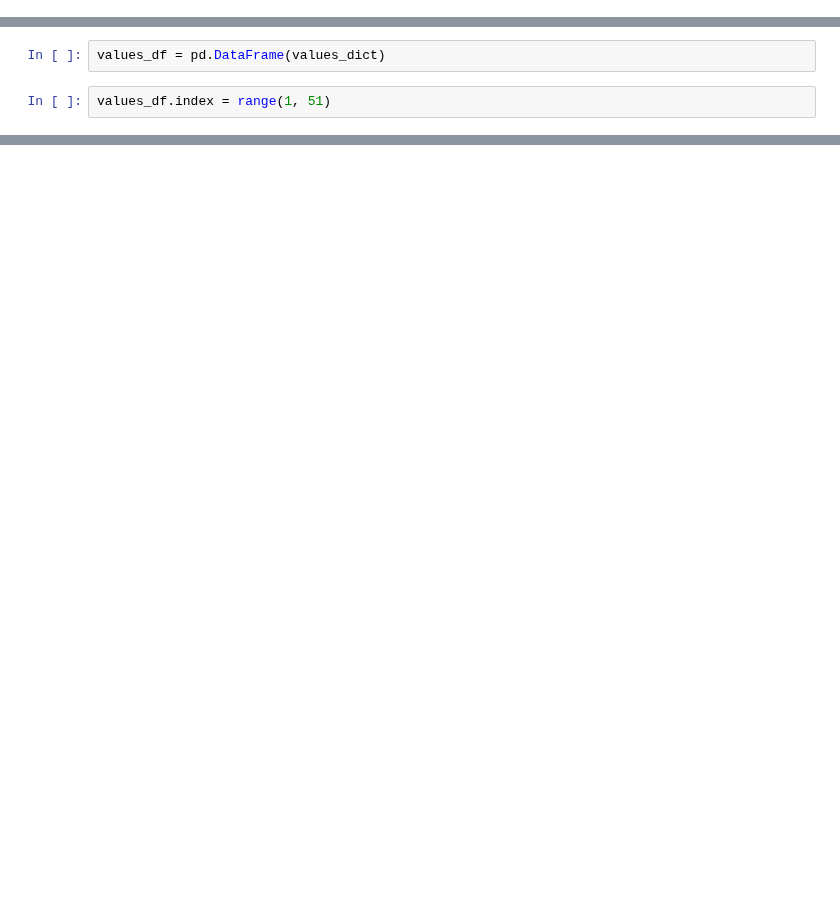
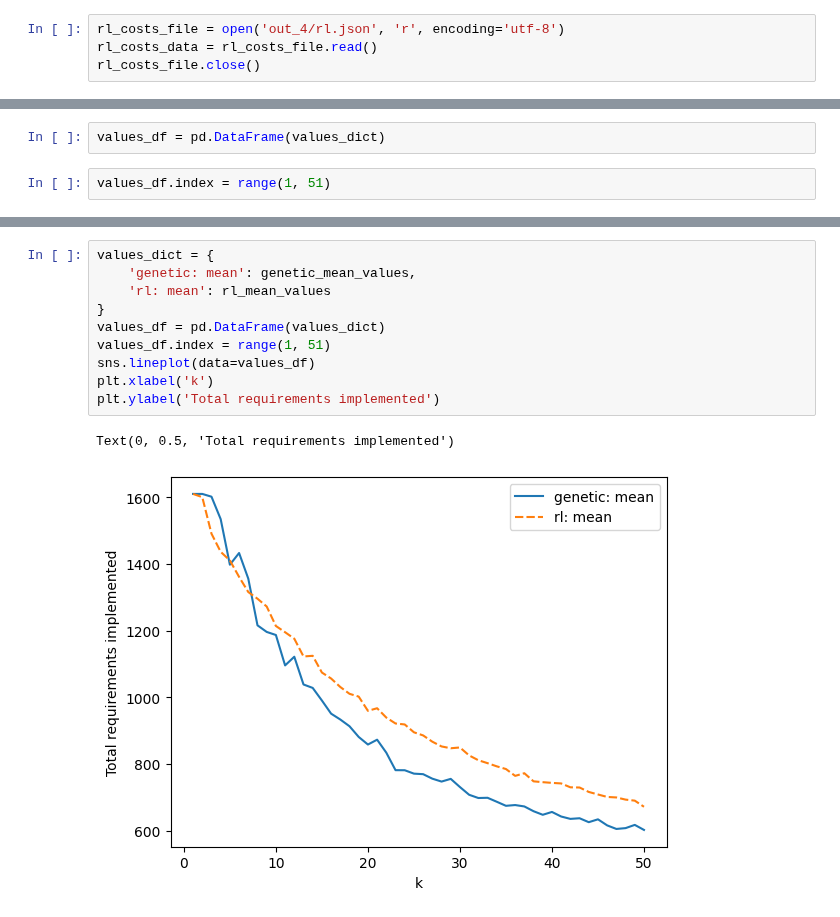
Before and after one commit to Dambr/yewking, a Jupyter notebook: task_description/publication_4.ipynb, the cells around one changed output, grey strips where cells are left out. Cells and saved outputs as stored; diff of their text form; blank space fills up the shorter version.

```diff
--- a/task_description/publication_4.ipynb
+++ b/task_description/publication_4.ipynb
@@ -399,0 +380,4 @@ k_cost_df.to_csv('out_4/dataframe.csv')
+# %%
+rl_costs_file = open('out_4/rl.json', 'r', encoding='utf-8')
+rl_costs_data = rl_costs_file.read()
+rl_costs_file.close()
@@ -422,0 +428,13 @@ Text(0, 0.5, 'Суммарная стоимость')
+# %%
+values_dict = {
+    'genetic: mean': genetic_mean_values,
+    'rl: mean': rl_mean_values
+}
+values_df = pd.DataFrame(values_dict)
+values_df.index = range(1, 51)
+sns.lineplot(data=values_df)
+plt.xlabel('k')
+plt.ylabel('Total requirements implemented')
+# %% [output]
+Text(0, 0.5, 'Total requirements implemented')
+[figure, added]
```
Also changed, not shown: parts of 13 cells of this notebook, 3 other files.
